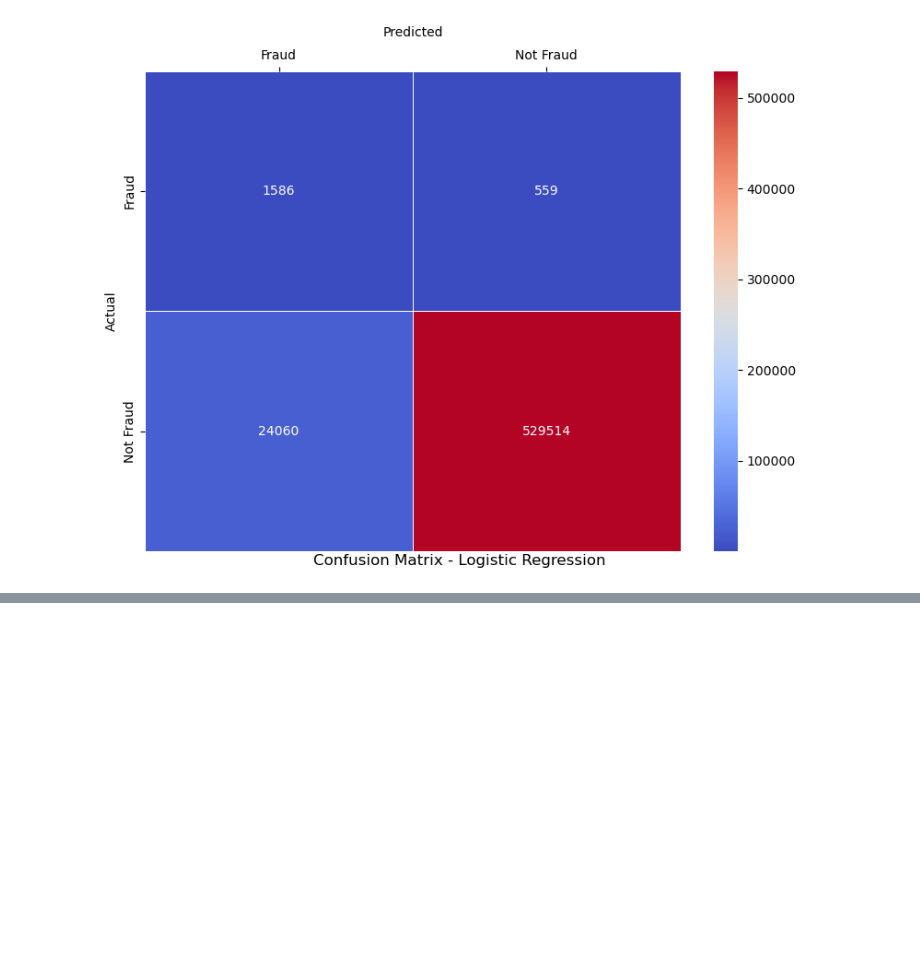
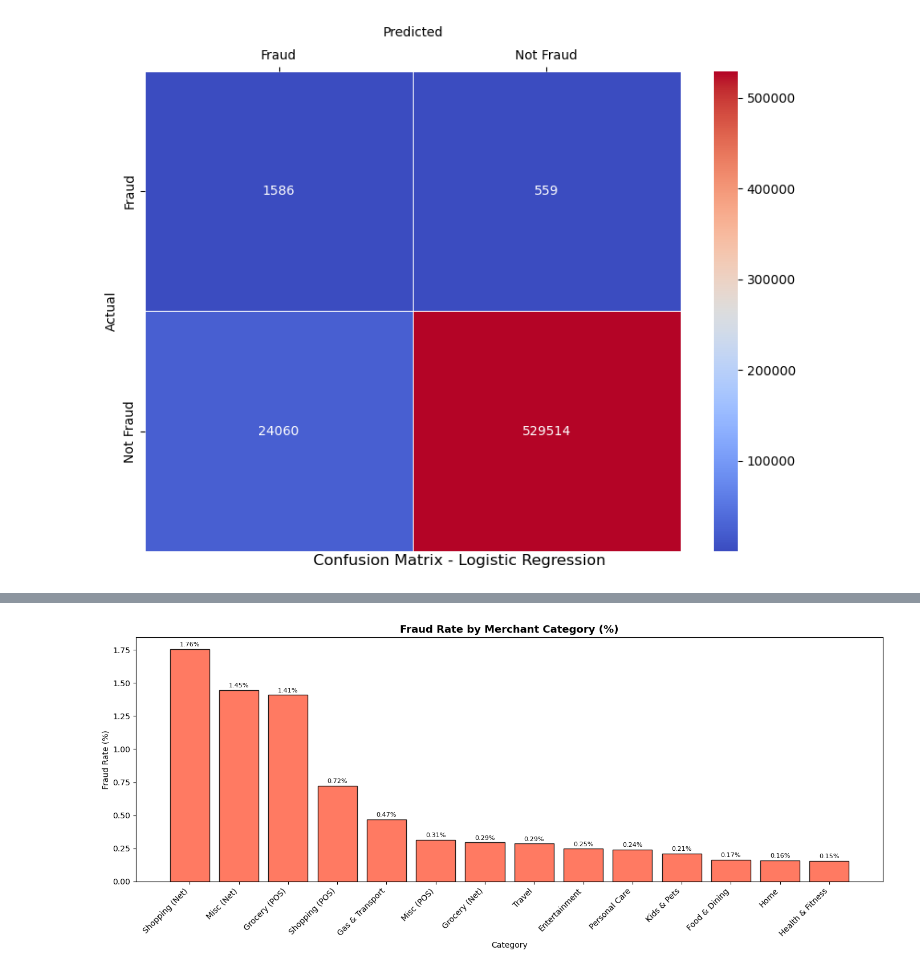
Before and after one commit to Tanjinul/INF2179-ML-Final-Project, a Jupyter notebook: Data_Cleaning_Exploratory.ipynb, the cells around one changed output, grey strips where cells are left out. Cells and saved outputs as stored; diff of their text form; code cells hidden in the pictures; blank space fills up the shorter version.

```diff
--- a/Data_Cleaning_Exploratory.ipynb
+++ b/Data_Cleaning_Exploratory.ipynb
@@ -629,0 +675,17 @@ plt.show()
+# %%
+fraud_by_cat = df_train.groupby('category_name')['is_fraud'].mean().sort_values(ascending=False) * 100
+
+plt.figure(figsize=(14, 6))
+bars = plt.bar(fraud_by_cat.index, fraud_by_cat.values,
+               color='tomato', edgecolor='black', alpha=0.85)
+plt.title('Fraud Rate by Merchant Category (%)', fontsize=13, fontweight='bold')
+plt.xlabel('Category')
+plt.ylabel('Fraud Rate (%)')
+plt.xticks(rotation=45, ha='right')
+for bar in bars:
+    plt.text(bar.get_x() + bar.get_width()/2, bar.get_height() + 0.02,
+             f'{bar.get_height():.2f}%', ha='center', fontsize=8)
+plt.tight_layout()
+plt.show()
+# %% [output]
+[figure, added]
```
Also changed, not shown: parts of 9 cells of this notebook, 4 other files.
